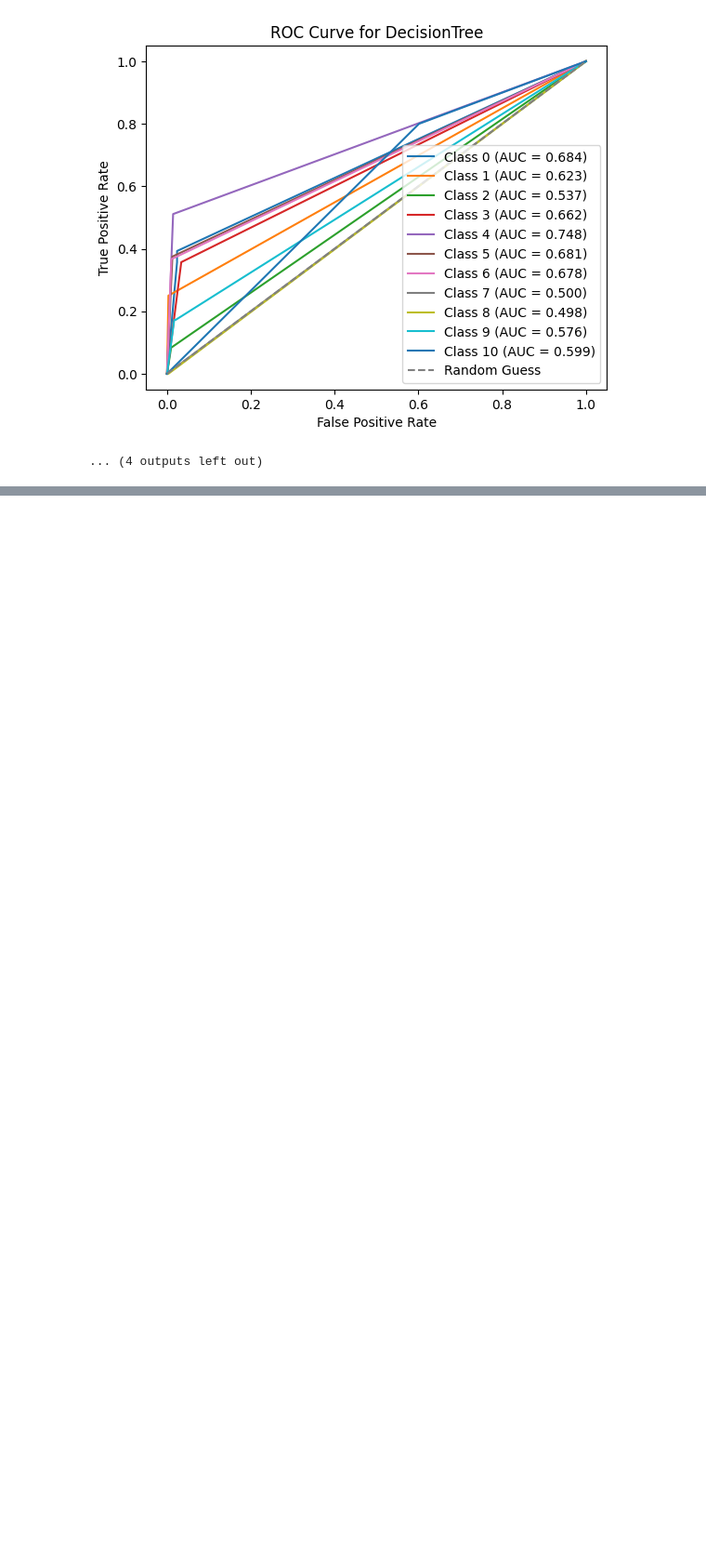
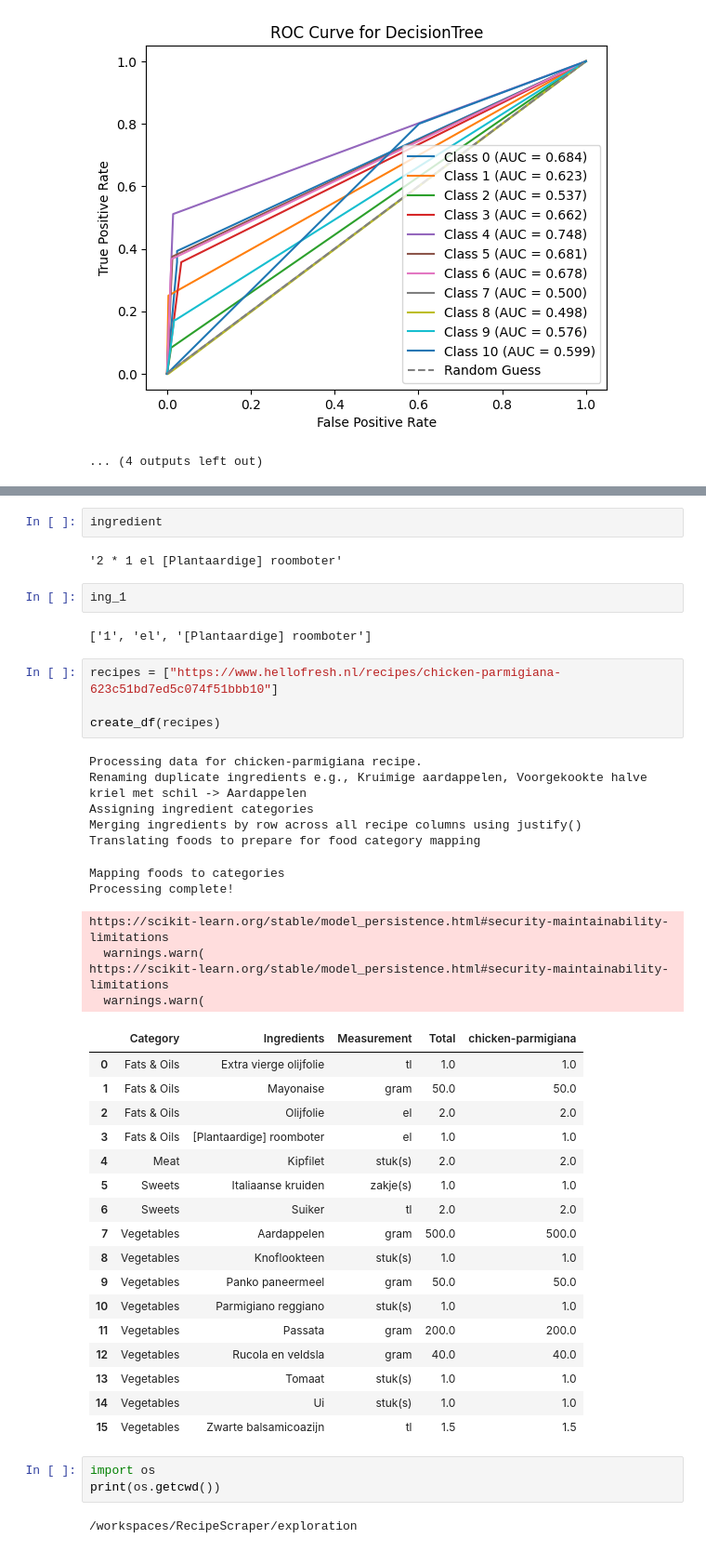
Before and after one commit to jrodriguez5909/RecipeScraper, a Jupyter notebook: exploration/classification_algo.ipynb, the cells around one changed output, grey strips where cells are left out. Shown at 93% size. Cells and saved outputs as stored; diff of their text form; blank space fills up the shorter version.

```diff
--- a/classification_algo.ipynb
+++ b/exploration/classification_algo.ipynb
@@ -258,0 +560,46 @@ Jams & Jellies       0.43      0.38      0.40         8
+# %%
+ingredient
+# %% [output]
+'2 * 1 el [Plantaardige] roomboter'
+# %%
+ing_1
+# %% [output]
+['1', 'el', '[Plantaardige] roomboter']
+# %%
+recipes = ["https://www.hellofresh.nl/recipes/chicken-parmigiana-623c51bd7ed5c074f51bbb10"]
+
+create_df(recipes)
+# %% [output]
+Processing data for chicken-parmigiana recipe.
+Renaming duplicate ingredients e.g., Kruimige aardappelen, Voorgekookte halve kriel met schil -> Aardappelen
+Assigning ingredient categories
+Merging ingredients by row across all recipe columns using justify()
+Translating foods to prepare for food category mapping
+Mapping foods to categories
+Processing complete!
+https://scikit-learn.org/stable/model_persistence.html#security-maintainability-limitations
+  warnings.warn(
+https://scikit-learn.org/stable/model_persistence.html#security-maintainability-limitations
+  warnings.warn(
+|  | Category | Ingredients | Measurement | Total | chicken-parmigiana |
+| 0 | Fats & Oils | Extra vierge olijfolie | tl | 1.0 | 1.0 |
+| 1 | Fats & Oils | Mayonaise | gram | 50.0 | 50.0 |
+| 2 | Fats & Oils | Olijfolie | el | 2.0 | 2.0 |
+| 3 | Fats & Oils | [Plantaardige] roomboter | el | 1.0 | 1.0 |
+| 4 | Meat | Kipfilet | stuk(s) | 2.0 | 2.0 |
+| 5 | Sweets | Italiaanse kruiden | zakje(s) | 1.0 | 1.0 |
+| 6 | Sweets | Suiker | tl | 2.0 | 2.0 |
+| 7 | Vegetables | Aardappelen | gram | 500.0 | 500.0 |
+| 8 | Vegetables | Knoflookteen | stuk(s) | 1.0 | 1.0 |
+| 9 | Vegetables | Panko paneermeel | gram | 50.0 | 50.0 |
+| 10 | Vegetables | Parmigiano reggiano | stuk(s) | 1.0 | 1.0 |
+| 11 | Vegetables | Passata | gram | 200.0 | 200.0 |
+| 12 | Vegetables | Rucola en veldsla | gram | 40.0 | 40.0 |
+| 13 | Vegetables | Tomaat | stuk(s) | 1.0 | 1.0 |
+| 14 | Vegetables | Ui | stuk(s) | 1.0 | 1.0 |
+| 15 | Vegetables | Zwarte balsamicoazijn | tl | 1.5 | 1.5 |
+# %%
+import os
+print(os.getcwd())
+# %% [output]
+/workspaces/RecipeScraper/exploration
```
Also changed, not shown: parts of 8 cells of this notebook, 7 other files.
